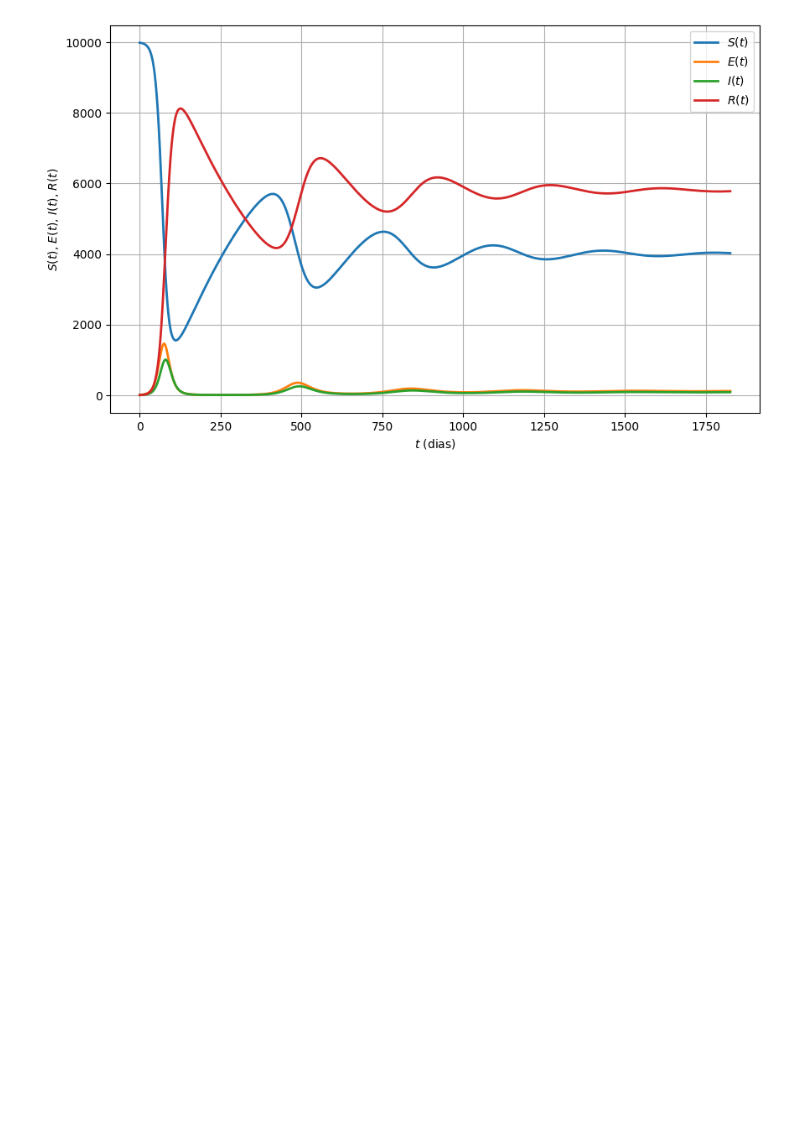
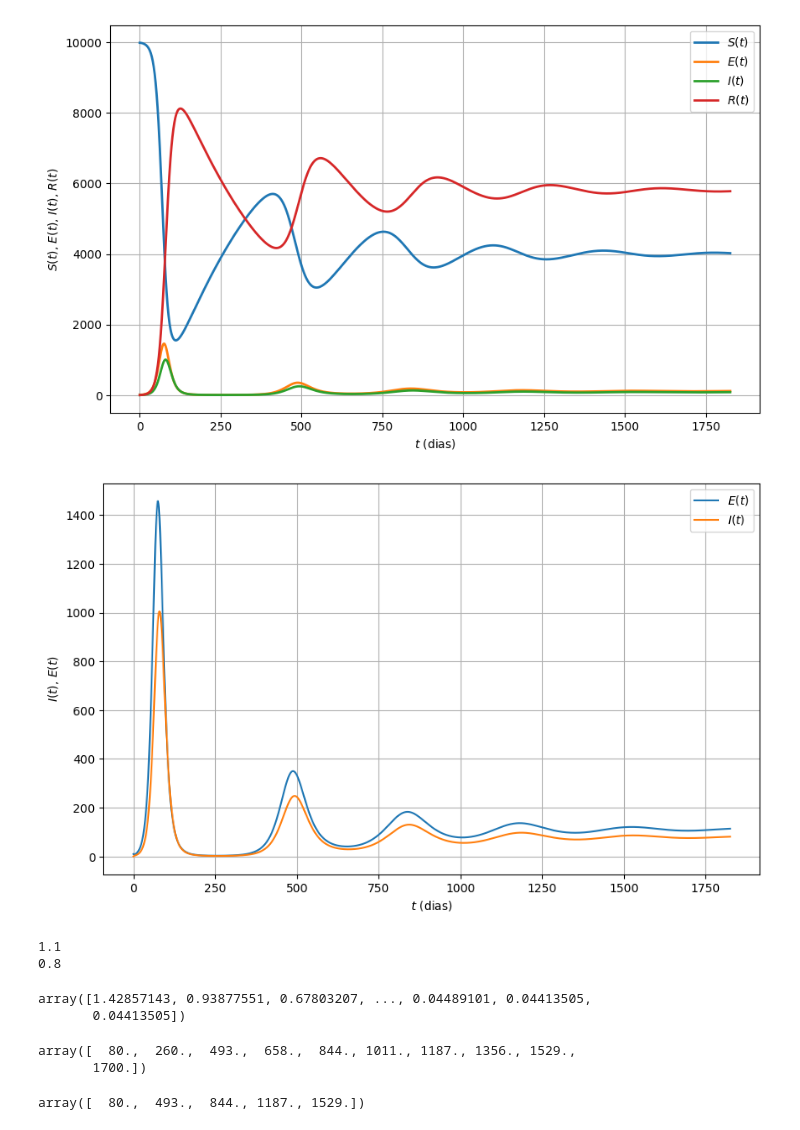
Before and after one commit to fernandodeeke/epidemias, a Jupyter notebook: seirs_basico_discreto.ipynb, the cells around one changed output. Drawn from its saved outputs; the diff is of its cells as text; code cells hidden in the pictures; blank space fills up the shorter version.

```diff
--- a/seirs_basico_discreto.ipynb
+++ b/seirs_basico_discreto.ipynb
@@ -10,7 +10,7 @@ sigma = 1/7 # Incubação
 gamma = 1/5 # Recuperação
 omega = 1/365 # Imunidade
 N = 10000 # População total
-delta_t = 1.0 # Passo de tempo igual a 1 dia
+delta_t = 1. # Passo de tempo igual a 1 dia
 T = 5*365 # Comprimento da simulação (dias)
 
 # Inicialização das variáveis
@@ -50,13 +50,22 @@ plt.show()
 [figure]
 # %%
 # Gráfico para I(t) e E(t) somente
-plt.figure(figsize=(10, 6), dpi=300)
-plt.plot(tempo, E, label="Expostos (E)", lw=1.5)
-plt.plot(tempo, I, label="Infectados (I)", lw=1.5)
-plt.title("Modelo SEIRS (Equações de Diferenças)")
+plt.figure(figsize=(10, 6), dpi=100)
+plt.plot(tempo, E, label="$E(t)$", lw=1.5)
+plt.plot(tempo, I, label="$I(t)$", lw=1.5)
 plt.xlabel("$t$ (dias)")
-plt.ylabel("$I(t), $E(t)$")
+plt.ylabel("$I(t)$, $E(t)$")
 plt.legend()
 plt.grid()
-plt.savefig("seirs5.png", dpi=300)  # Salvar em alta resolução
+plt.savefig("seirs6.png", dpi=300)  # Salvar em alta resolução
 plt.show()
+# %% [output]
+[figure, added]
+# %%
+# Valores de equilíbrio para E(t) I(t) em % da população:
+# Valores de equilíbrio para E(t) I(t) em % da população:
+print(round(E[-1]*100/N,1))
+print(round(I[-1]*100/N,1))
+# %% [output]
+1.1
+0.8
@@ -62,0 +80,20 @@ plt.show()
+# %%
+# Array para a derivada de I
+dI_dt = derivada(I,tempo)
+dI_dt
+# %% [output]
+array([1.42857143, 0.93877551, 0.67803207, ..., 0.04489101, 0.04413505,
+       0.04413505])
+# %%
+# Determinação dos instantes nos quais I tem extremo
+extremos = tempo[1:][dI_dt[1:]*dI_dt[:-1]<0]
+extremos
+# %% [output]
+array([  80.,  260.,  493.,  658.,  844., 1011., 1187., 1356., 1529.,
+       1700.])
+# %%
+# Array com índices pares somente (máximos)
+maximos = extremos[::2]
+maximos
+# %% [output]
+array([  80.,  493.,  844., 1187., 1529.])
```
Also changed, not shown: parts of 2 cells of this notebook.
